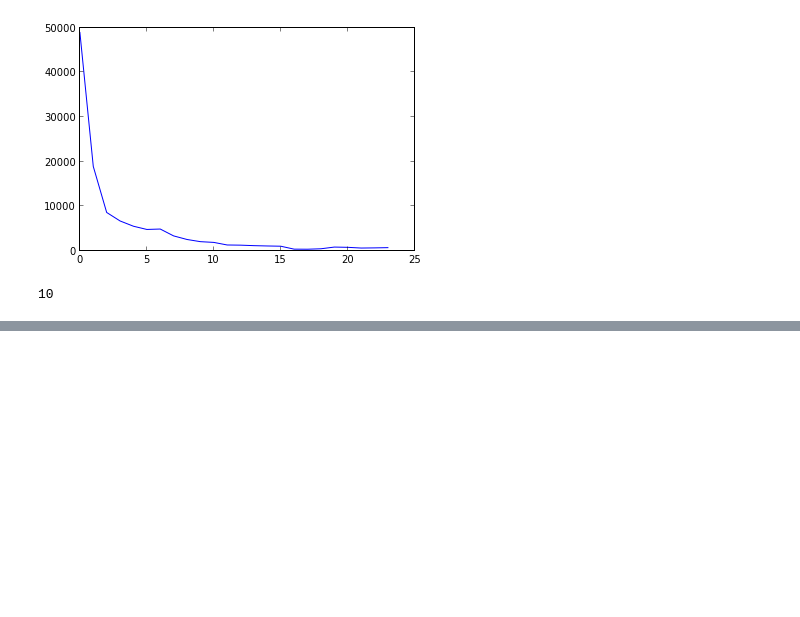
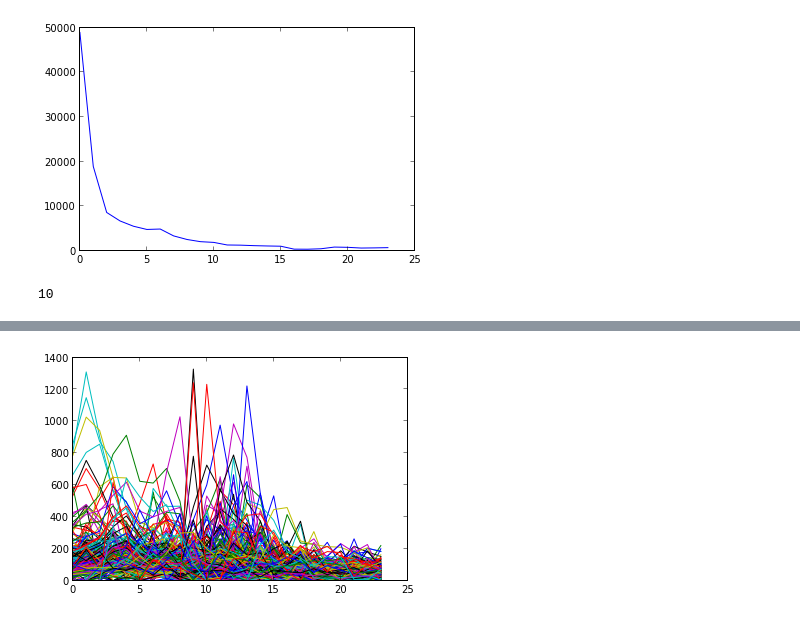
Before and after one commit to jscalderon3227/Tarea-4, a Jupyter notebook: Clusteringhomicidios.ipynb, the cells around one changed output, grey strips where cells are left out. Saved outputs shown, nothing was run; the diff lists cells and outputs as text; code cells hidden in the pictures; blank space fills up the shorter version.

```diff
--- a/Clusteringhomicidios.ipynb
+++ b/Clusteringhomicidios.ipynb
@@ -75,7 +75,7 @@ pesoimportancia = 0
 
 
 for i in range(dimensiones):
-    pesoimportancia = pesoimportancia + valorespropios[i]/sumavalores
+    pesoimportancia = pesoimportancia + (valorespropios[i]/sumavalores)
 
     if (pesoimportancia>=0.89):
         numvectoresbase= i+1
@@ -91,19 +91,2 @@ print numvectoresbase
 # %% [output]
 10
-# %%
-
-
-arrayvectorespropios = linalg.eig(matrizcovarianza)[1]
-
-matrizvectoresp = array(arrayvectorespropios)
-
-inversamatriz = linalg.inv(matrizvectoresp)
-
-# tenemos que hallar un cambiode base de la canónica a la de vectores propios que no despreciamos
-
-matrizcambiodebase= zeros((numdatos,dimensiones))
-
-for i in range(numdatos):
-    matrizcambiodebase[i,:]= dot(inversamatriz,informacion[i,:])
-
-print(matrizcambiodebase)
@@ -122,0 +168,7 @@ print(matrizcambiodebase)
+# %%
+for i in range(numdatos):
+    if vectoridentificacion2[i]==1:
+        plot(informacion[i,:])
+        #primer centro
+# %% [output]
+[figure, added]
```
Also changed, not shown: parts of 20 cells of this notebook.
